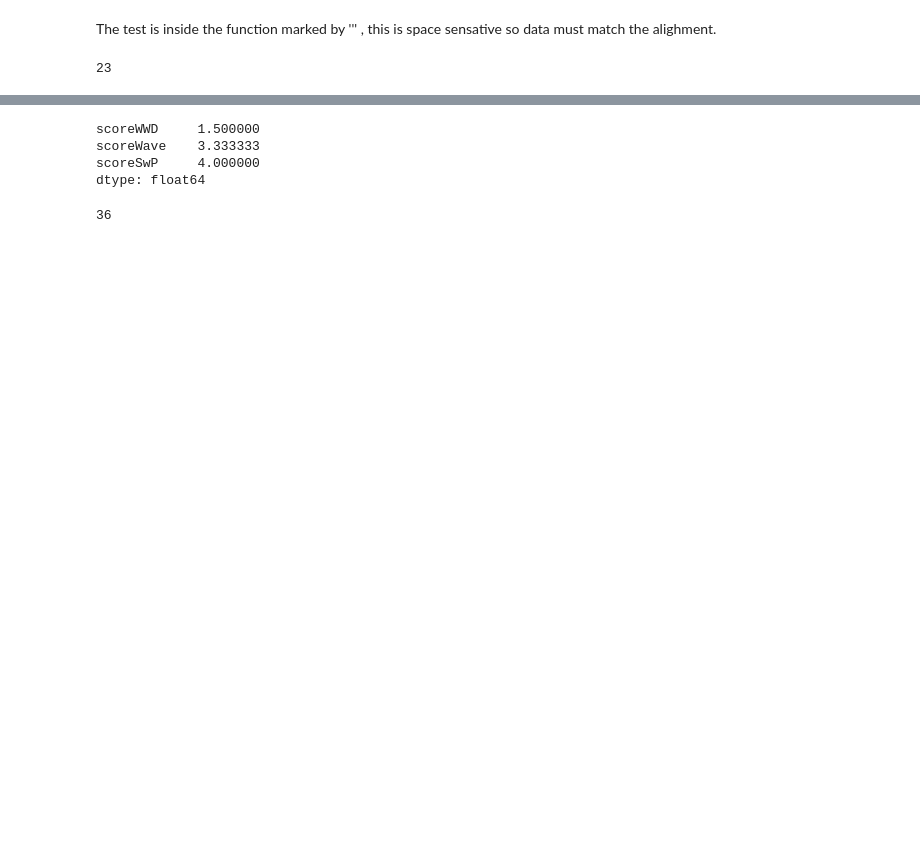
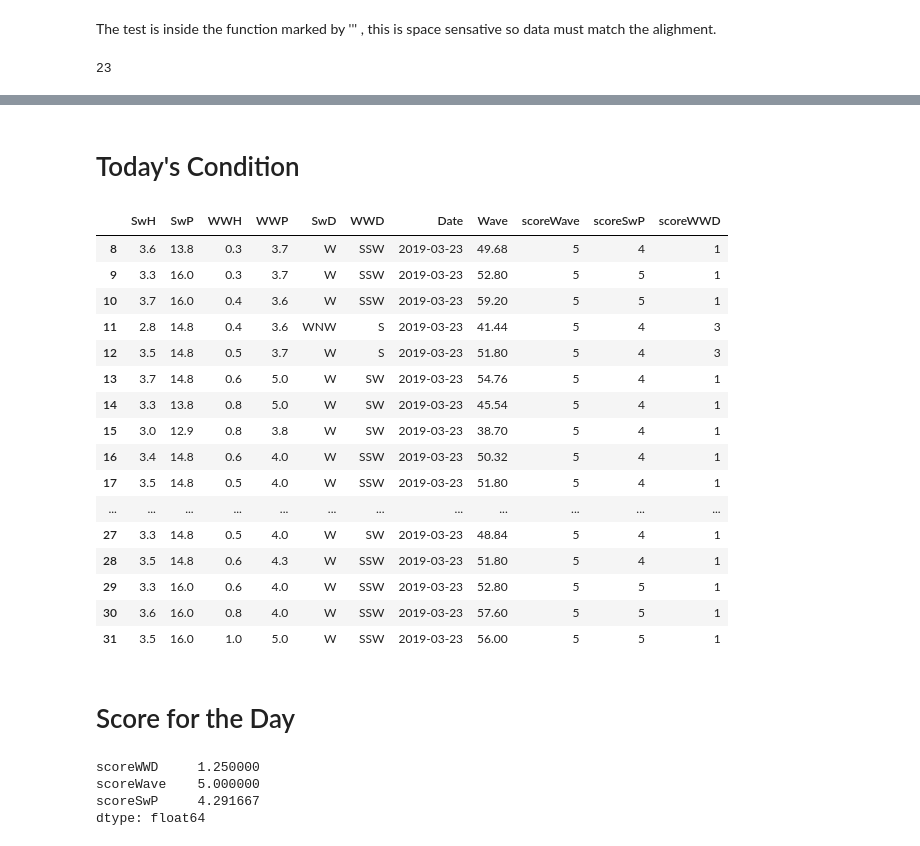
Before and after one commit to Ngann/Surf_Report_Python, a Jupyter notebook: NDBC.ipynb, the cells around one changed output, grey strips where cells are left out. Saved outputs shown, nothing was run; the diff lists cells and outputs as text; code cells hidden in the pictures; blank space fills up the shorter version.

```diff
--- a/NDBC.ipynb
+++ b/NDBC.ipynb
@@ -205,8 +300,33 @@ scoreSwP                                                    96
 dtype: object
+# %% [markdown]
+# Today's Condition
+# %%
+data_table
+# %% [output]
+|  | SwH | SwP | WWH | WWP | SwD | WWD | Date | Wave | scoreWave | scoreSwP | scoreWWD |
+| 8 | 3.6 | 13.8 | 0.3 | 3.7 | W | SSW | 2019-03-23 | 49.68 | 5 | 4 | 1 |
+| 9 | 3.3 | 16.0 | 0.3 | 3.7 | W | SSW | 2019-03-23 | 52.80 | 5 | 5 | 1 |
+| 10 | 3.7 | 16.0 | 0.4 | 3.6 | W | SSW | 2019-03-23 | 59.20 | 5 | 5 | 1 |
+| 11 | 2.8 | 14.8 | 0.4 | 3.6 | WNW | S | 2019-03-23 | 41.44 | 5 | 4 | 3 |
+| 12 | 3.5 | 14.8 | 0.5 | 3.7 | W | S | 2019-03-23 | 51.80 | 5 | 4 | 3 |
+| 13 | 3.7 | 14.8 | 0.6 | 5.0 | W | SW | 2019-03-23 | 54.76 | 5 | 4 | 1 |
+| 14 | 3.3 | 13.8 | 0.8 | 5.0 | W | SW | 2019-03-23 | 45.54 | 5 | 4 | 1 |
+| 15 | 3.0 | 12.9 | 0.8 | 3.8 | W | SW | 2019-03-23 | 38.70 | 5 | 4 | 1 |
+| 16 | 3.4 | 14.8 | 0.6 | 4.0 | W | SSW | 2019-03-23 | 50.32 | 5 | 4 | 1 |
+| 17 | 3.5 | 14.8 | 0.5 | 4.0 | W | SSW | 2019-03-23 | 51.80 | 5 | 4 | 1 |
+| ... | ... | ... | ... | ... | ... | ... | ... | ... | ... | ... | ... |
+| 27 | 3.3 | 14.8 | 0.5 | 4.0 | W | SW | 2019-03-23 | 48.84 | 5 | 4 | 1 |
+| 28 | 3.5 | 14.8 | 0.6 | 4.3 | W | SSW | 2019-03-23 | 51.80 | 5 | 4 | 1 |
+| 29 | 3.3 | 16.0 | 0.6 | 4.0 | W | SSW | 2019-03-23 | 52.80 | 5 | 5 | 1 |
+| 30 | 3.6 | 16.0 | 0.8 | 4.0 | W | SSW | 2019-03-23 | 57.60 | 5 | 5 | 1 |
+| 31 | 3.5 | 16.0 | 1.0 | 5.0 | W | SSW | 2019-03-23 | 56.00 | 5 | 5 | 1 |
+# %% [markdown]
+# Score for the Day
 # %%
-data_table[['scoreWWD','scoreWave','scoreSwP']].mean()
+scores = data_table[['scoreWWD','scoreWave','scoreSwP']].mean()
+scores
 # %% [output]
-scoreWWD     1.500000
-scoreWave    3.333333
-scoreSwP     4.000000
+scoreWWD     1.250000
+scoreWave    5.000000
+scoreSwP     4.291667
 dtype: float64
@@ -247,4 +332,0 @@ def total_avg(column):
-# %%
-total('scoreWWD')
-# %% [output]
-36
```
Also changed, not shown: parts of 40 cells of this notebook.
